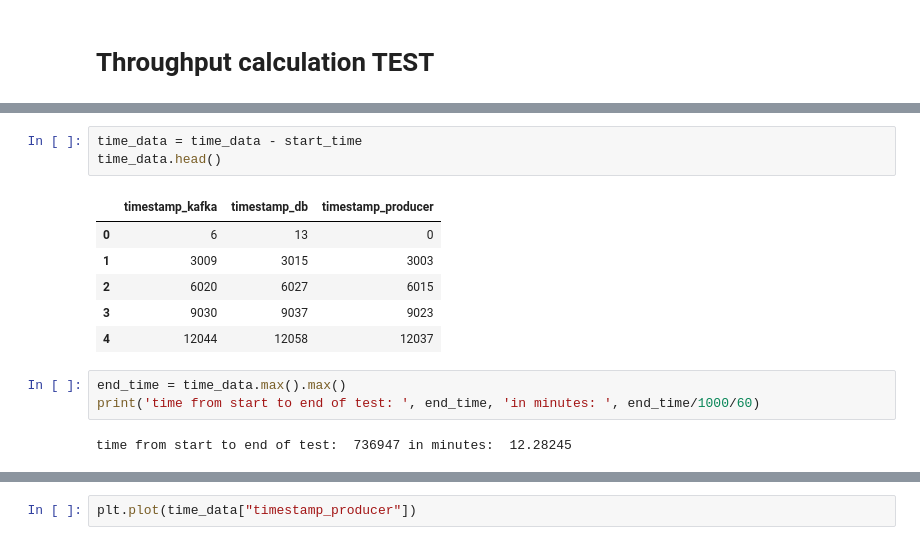
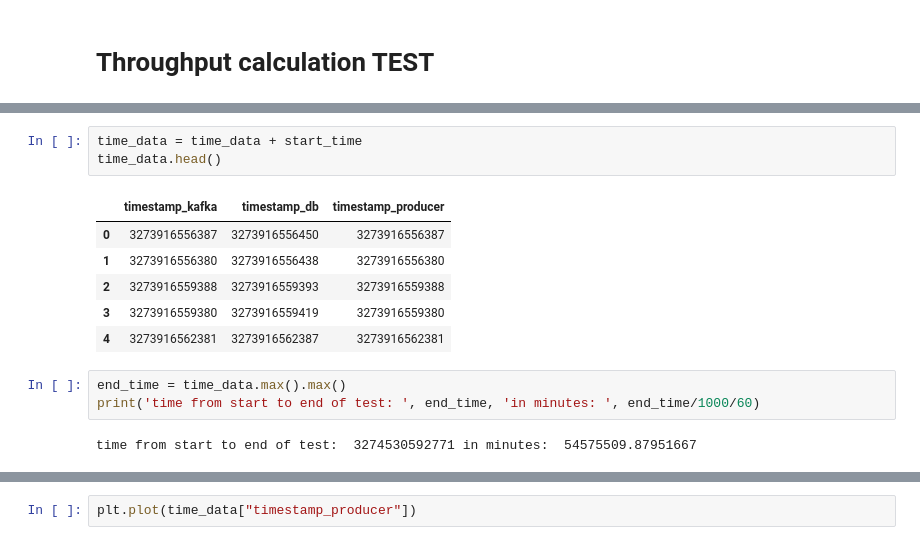
Before and after one commit to produdez/parakafka, a Jupyter notebook: src/client/notebook/plot.ipynb, the cells around one changed output, grey strips where cells are left out. Saved outputs shown, nothing was run; the diff lists cells and outputs as text.

```diff
--- a/src/client/notebook/plot.ipynb
+++ b/src/client/notebook/plot.ipynb
@@ -73,15 +85,15 @@ start time:  1635949984178
 # %%
-time_data = time_data - start_time
+time_data = time_data + start_time
 time_data.head()
 # %% [output]
 |  | timestamp_kafka | timestamp_db | timestamp_producer |
-| 0 | 6 | 13 | 0 |
-| 1 | 3009 | 3015 | 3003 |
-| 2 | 6020 | 6027 | 6015 |
-| 3 | 9030 | 9037 | 9023 |
-| 4 | 12044 | 12058 | 12037 |
+| 0 | 3273916556387 | 3273916556450 | 3273916556387 |
+| 1 | 3273916556380 | 3273916556438 | 3273916556380 |
+| 2 | 3273916559388 | 3273916559393 | 3273916559388 |
+| 3 | 3273916559380 | 3273916559419 | 3273916559380 |
+| 4 | 3273916562381 | 3273916562387 | 3273916562381 |
 # %%
 end_time = time_data.max().max()
 print('time from start to end of test: ', end_time, 'in minutes: ', end_time/1000/60)
 # %% [output]
-time from start to end of test:  736947 in minutes:  12.28245
+time from start to end of test:  3274530592771 in minutes:  54575509.87951667
```
Also changed, not shown: parts of 10 cells of this notebook, 1 other file.
